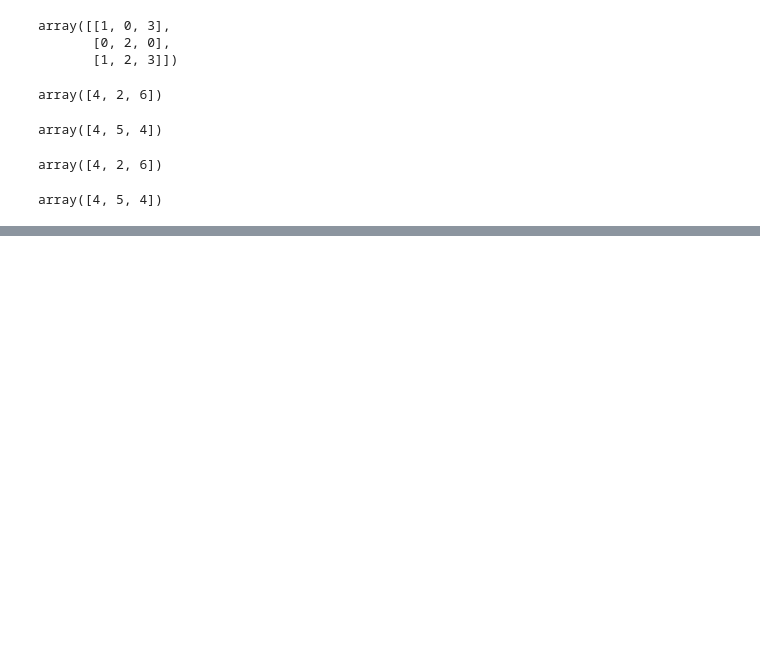
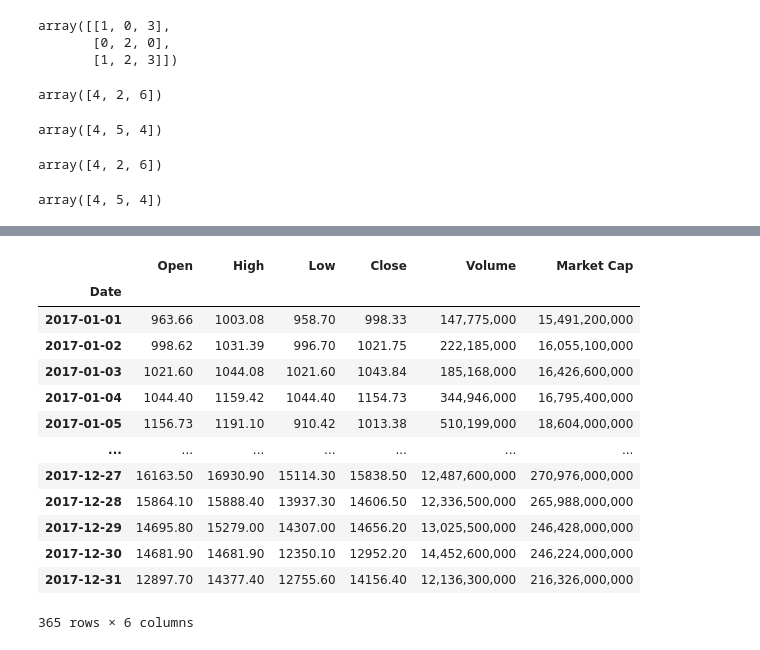
Before and after one commit to angelacpd/Scientific_Python, a Jupyter notebook: UFSC/Ex_1/Ex1_Solution.ipynb, the cells around one changed output, grey strips where cells are left out. Drawn from its saved outputs; the diff is of its cells as text; code cells hidden in the pictures; blank space fills up the shorter version.

```diff
--- a/UFSC/Ex_1/Ex1_Solution.ipynb
+++ b/UFSC/Ex_1/Ex1_Solution.ipynb
@@ -116,0 +230,21 @@ array([4, 5, 4])
+# %%
+# Slice the Data
+From = '2017-01-01'
+To   = '2017-12-31'
+df_Z = btc_tbl.loc[From:To,:]
+df_Z
+# %% [output]
+|  | Open | High | Low | Close | Volume | Market Cap |
+| Date |  |  |  |  |  |  |
+| 2017-01-01 | 963.66 | 1003.08 | 958.70 | 998.33 | 147,775,000 | 15,491,200,000 |
+| 2017-01-02 | 998.62 | 1031.39 | 996.70 | 1021.75 | 222,185,000 | 16,055,100,000 |
+| 2017-01-03 | 1021.60 | 1044.08 | 1021.60 | 1043.84 | 185,168,000 | 16,426,600,000 |
+| 2017-01-04 | 1044.40 | 1159.42 | 1044.40 | 1154.73 | 344,946,000 | 16,795,400,000 |
+| 2017-01-05 | 1156.73 | 1191.10 | 910.42 | 1013.38 | 510,199,000 | 18,604,000,000 |
+| ... | ... | ... | ... | ... | ... | ... |
+| 2017-12-27 | 16163.50 | 16930.90 | 15114.30 | 15838.50 | 12,487,600,000 | 270,976,000,000 |
+| 2017-12-28 | 15864.10 | 15888.40 | 13937.30 | 14606.50 | 12,336,500,000 | 265,988,000,000 |
+| 2017-12-29 | 14695.80 | 15279.00 | 14307.00 | 14656.20 | 13,025,500,000 | 246,428,000,000 |
+| 2017-12-30 | 14681.90 | 14681.90 | 12350.10 | 12952.20 | 14,452,600,000 | 246,224,000,000 |
+| 2017-12-31 | 12897.70 | 14377.40 | 12755.60 | 14156.40 | 12,136,300,000 | 216,326,000,000 |
+365 rows × 6 columns
```
Also changed, not shown: parts of 30 cells of this notebook.
